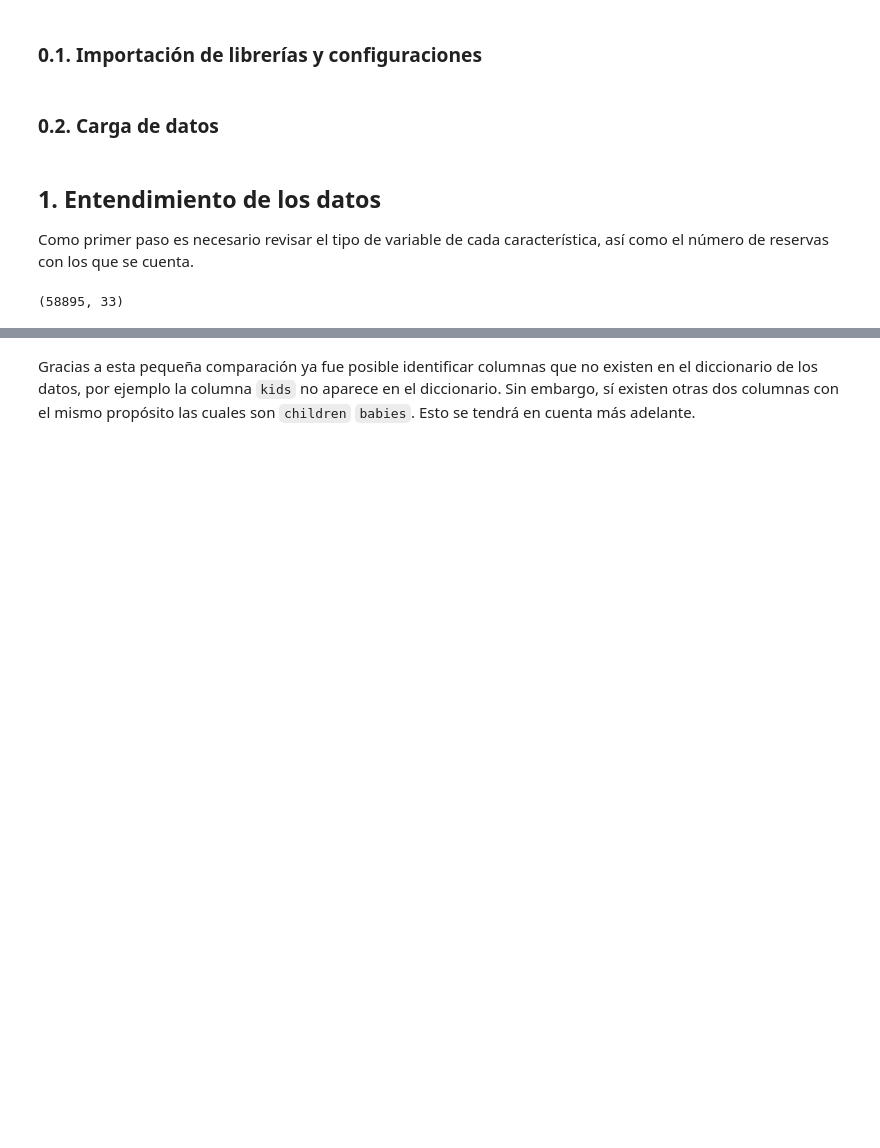
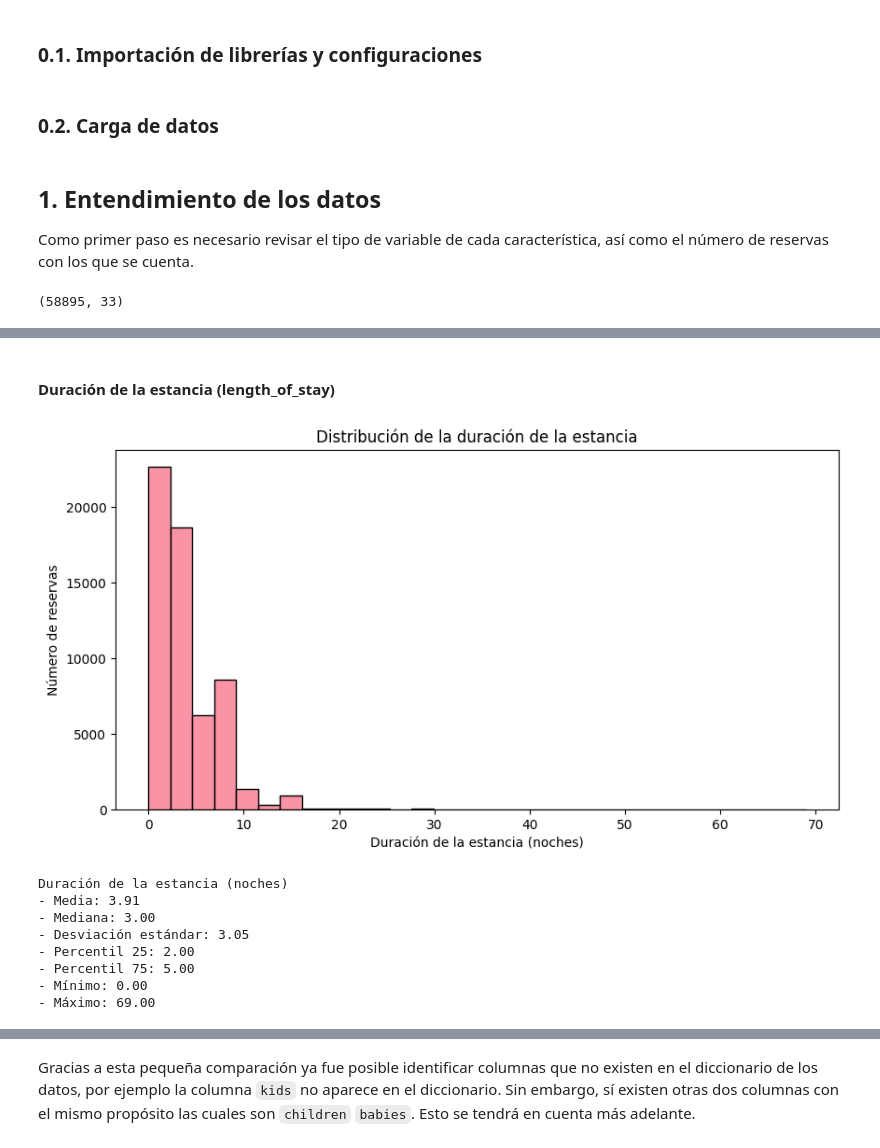
Before and after one commit to David-Fuq/Uniandes-Ciencia-Datos-Taller1, a Jupyter notebook: EDA.ipynb, the cells around one changed output, grey strips where cells are left out. Saved outputs shown, nothing was run; the diff lists cells and outputs as text; code cells hidden in the pictures; blank space fills up the shorter version.

```diff
--- a/EDA.ipynb
+++ b/EDA.ipynb
@@ -67,0 +187,24 @@ Gracias al diccionario, es posible identificar las variables categóricas y num
+# %% [markdown]
+#### Duración de la estancia (length_of_stay)
+# %%
+# Crear columna length_of_stay
+hotels_df["length_of_stay"] = hotels_df["stays_in_week_nights"] + hotels_df["stays_in_weekend_nights"]
+
+plt.figure(figsize=(10,5))
+sns.histplot(hotels_df["length_of_stay"], bins=30, kde=False)
+plt.title("Distribución de la duración de la estancia")
+plt.xlabel("Duración de la estancia (noches)")
+plt.ylabel("Número de reservas")
+plt.show()
+
+resumen_variable(hotels_df, "length_of_stay", "Duración de la estancia (noches)")
+# %% [output]
+[figure, added]
+Duración de la estancia (noches)
+- Media: 3.91
+- Mediana: 3.00
+- Desviación estándar: 3.05
+- Percentil 25: 2.00
+- Percentil 75: 5.00
+- Mínimo: 0.00
+- Máximo: 69.00
```
Also changed, not shown: parts of 42 cells of this notebook.
